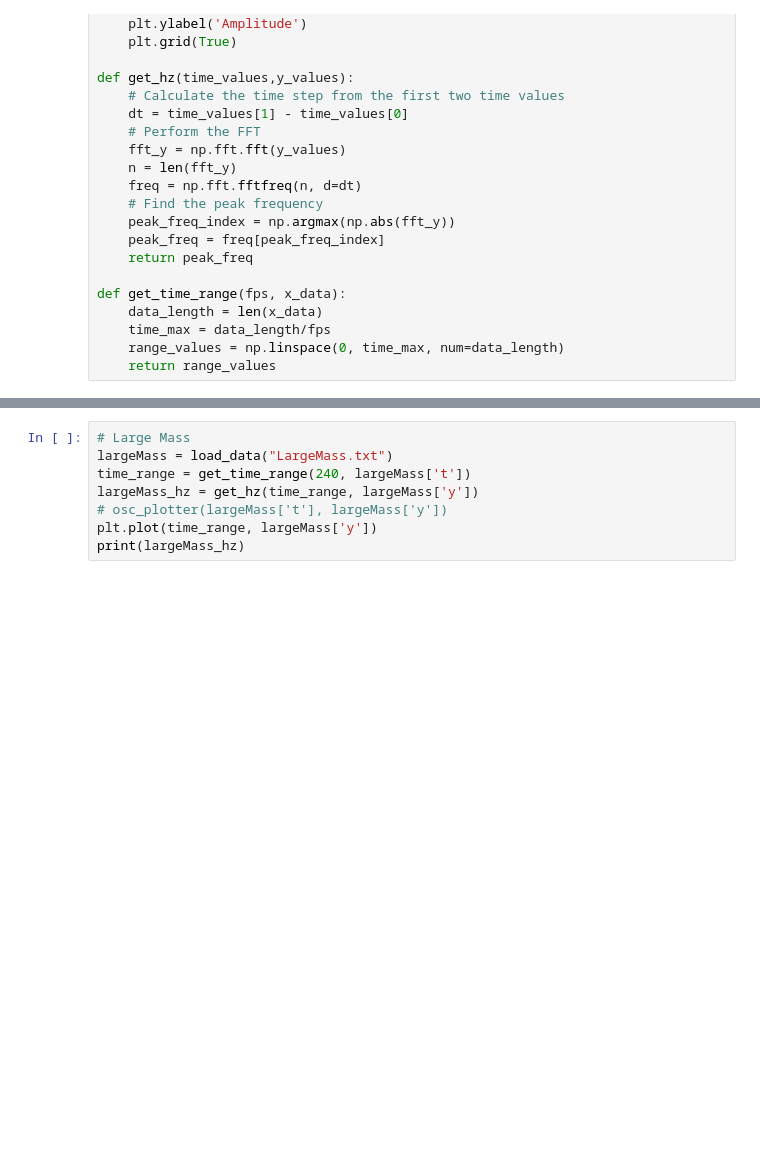
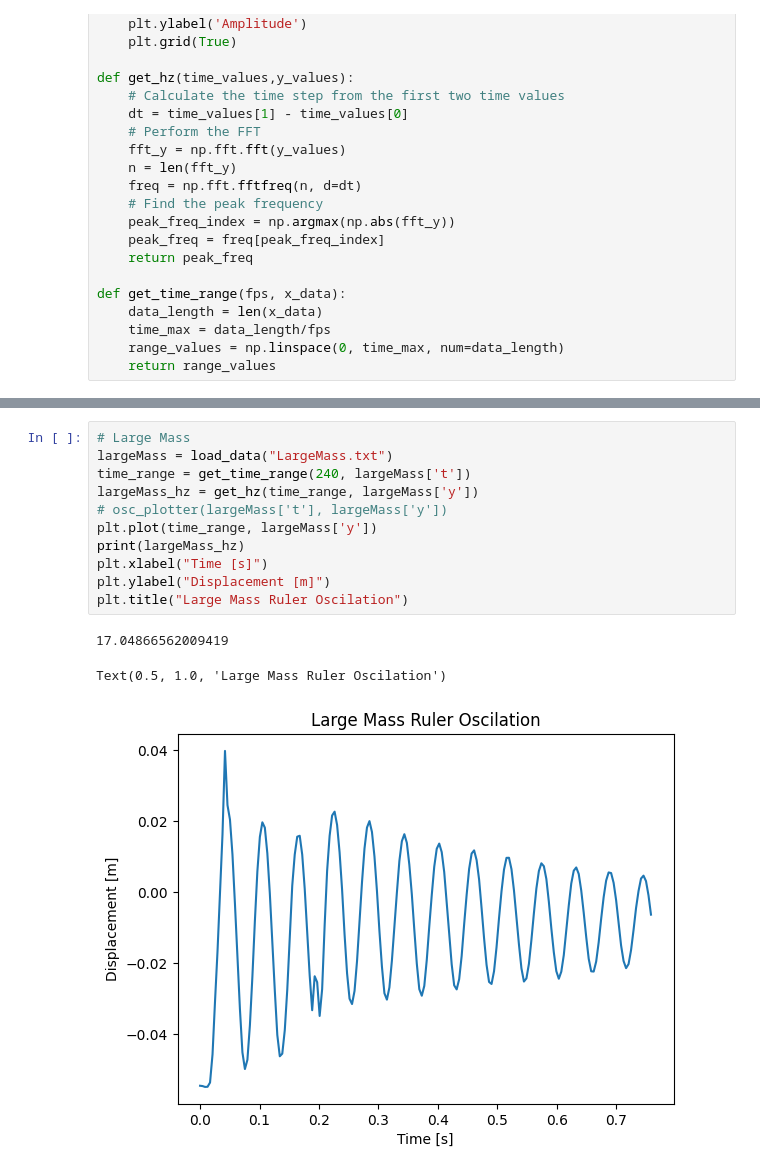
Before and after one commit to The-Josh-Chan/school_projects, a Jupyter notebook: MECH523_Microsystems/data_crunch.ipynb, the cells around one changed output, grey strips where cells are left out. Saved outputs shown, nothing was run; the diff lists cells and outputs as text; blank space fills up the shorter version.

```diff
--- a/MECH523_Microsystems/data_crunch.ipynb
+++ b/MECH523_Microsystems/data_crunch.ipynb
@@ -67,11 +73,18 @@ plt.plot(shortNo['ts'], shortNo['y'])
 # %%
 # Large Mass
 largeMass = load_data("LargeMass.txt")
 time_range = get_time_range(240, largeMass['t'])
 largeMass_hz = get_hz(time_range, largeMass['y'])
 # osc_plotter(largeMass['t'], largeMass['y'])
 plt.plot(time_range, largeMass['y'])
 print(largeMass_hz)
+plt.xlabel("Time [s]")
+plt.ylabel("Displacement [m]")
+plt.title("Large Mass Ruler Oscilation")
+# %% [output]
+17.04866562009419
+Text(0.5, 1.0, 'Large Mass Ruler Oscilation')
+[figure, added]
 # %%
 # Small Mass
 smallMass = load_data("SmallMass.txt")
```
Also changed, not shown: parts of 3 cells of this notebook, 5 other files.
